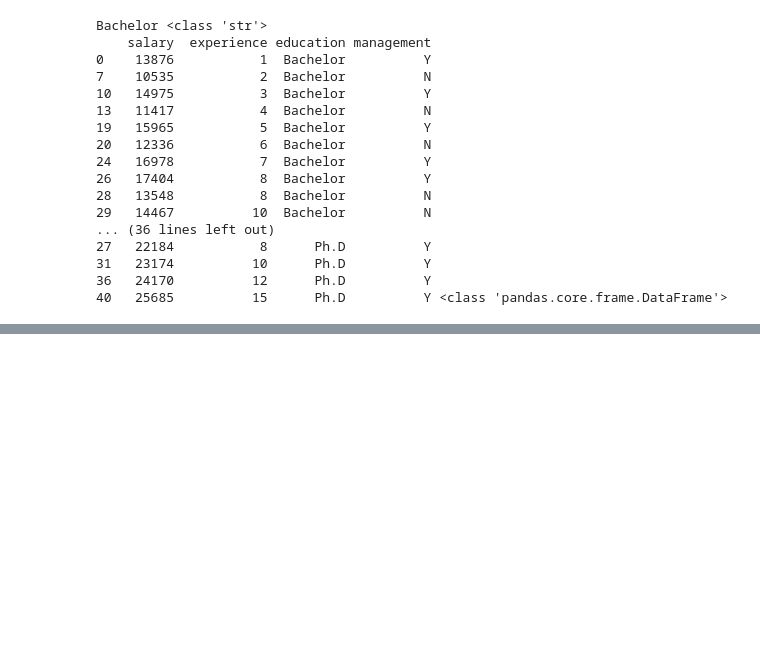
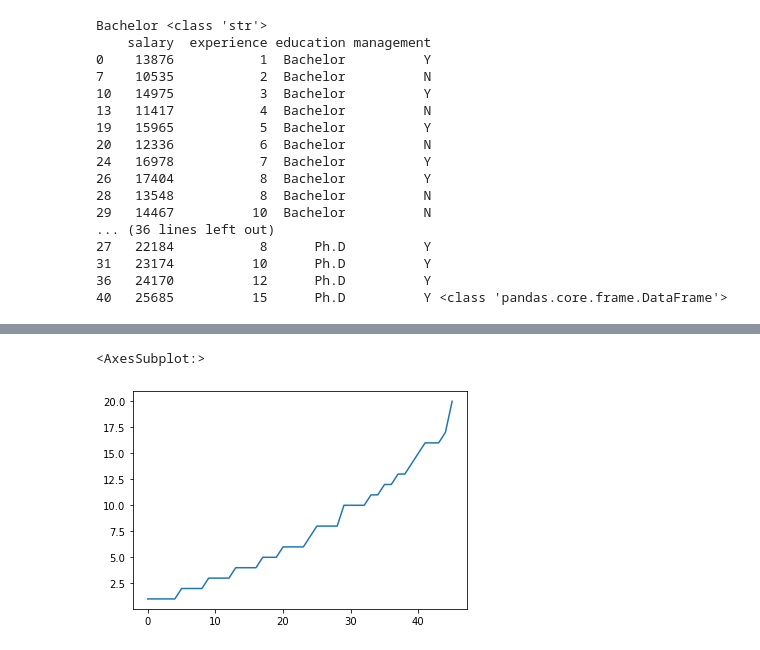
Before and after one commit to toarnabtrainer/AEC_ML_Batch-1, a Jupyter notebook: Pandas.ipynb, the cells around one changed output, grey strips where cells are left out. Cells and saved outputs as stored; diff of their text form; code cells hidden in the pictures; blank space fills up the shorter version.

```diff
--- a/Pandas.ipynb
+++ b/Pandas.ipynb
@@ -1367,0 +1436,5 @@ Bachelor <class 'str'>
+# %%
+df["experience"].plot()
+# %% [output]
+<AxesSubplot:>
+[figure, added]
```
Also changed, not shown: parts of 15 cells of this notebook.
